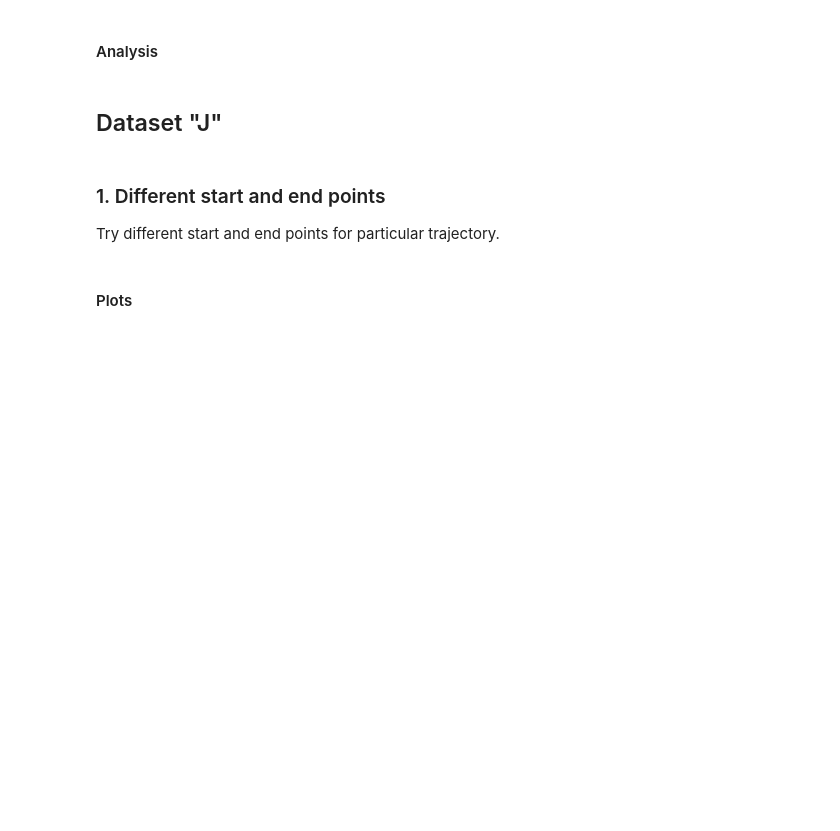
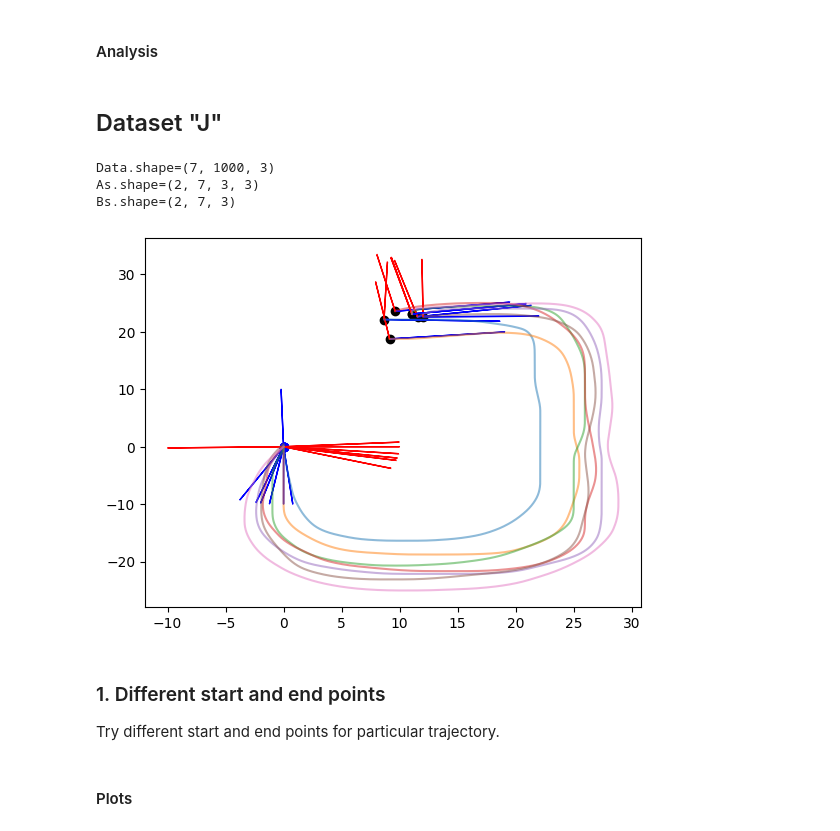
Before and after one commit to AshrithSagar/CP321-ILR-2025, a Jupyter notebook: Assignments/Assignment-3_7/Assignment9_TP_GMM.ipynb, the cells around one changed output. Cells and saved outputs as stored; diff of their text form; code cells hidden in the pictures; blank space fills up the shorter version.

```diff
--- a/Assignments/Assignment-3_7/Assignment9_TP_GMM.ipynb
+++ b/Assignments/Assignment-3_7/Assignment9_TP_GMM.ipynb
@@ -77,6 +59,14 @@ Try changing the `n_mixture` parameter and comment on the generalization of the
 #### Analysis
 # %% [markdown]
 ## Dataset "J"
+# %%
+Data, time = load_data3("j")
+As, Bs = plot_trajectories(Data)
+# %% [output]
+Data.shape=(7, 1000, 3)
+As.shape=(2, 7, 3, 3)
+Bs.shape=(2, 7, 3)
+[figure, added]
 # %% [markdown]
 ### 1. Different start and end points
 
```
Also changed, not shown: parts of 11 cells of this notebook, 1 other file.
